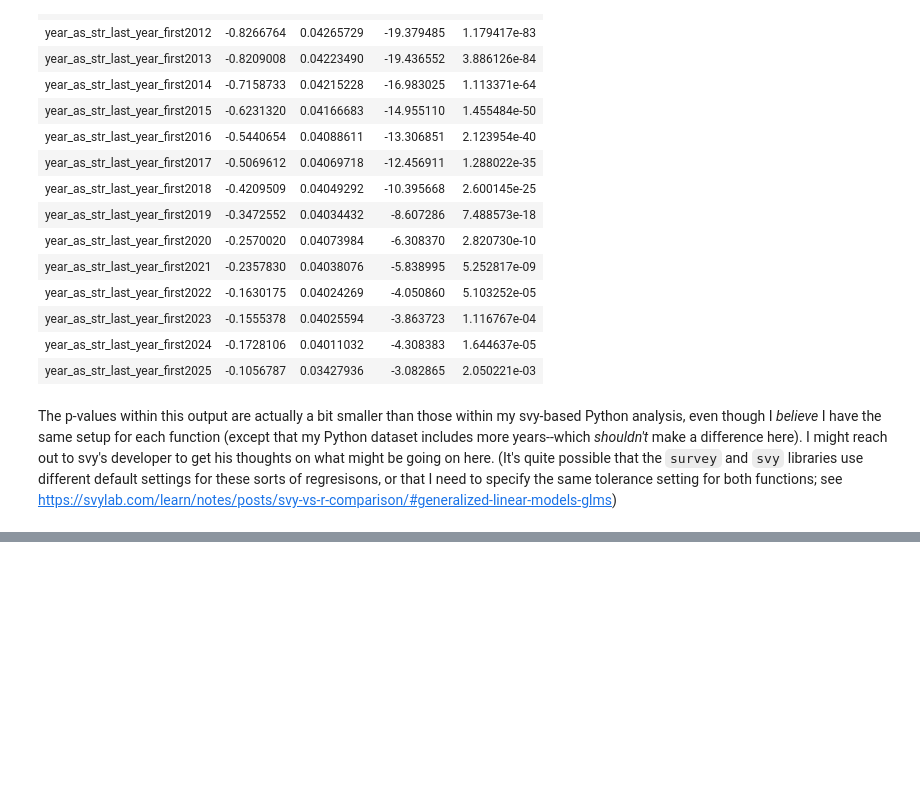
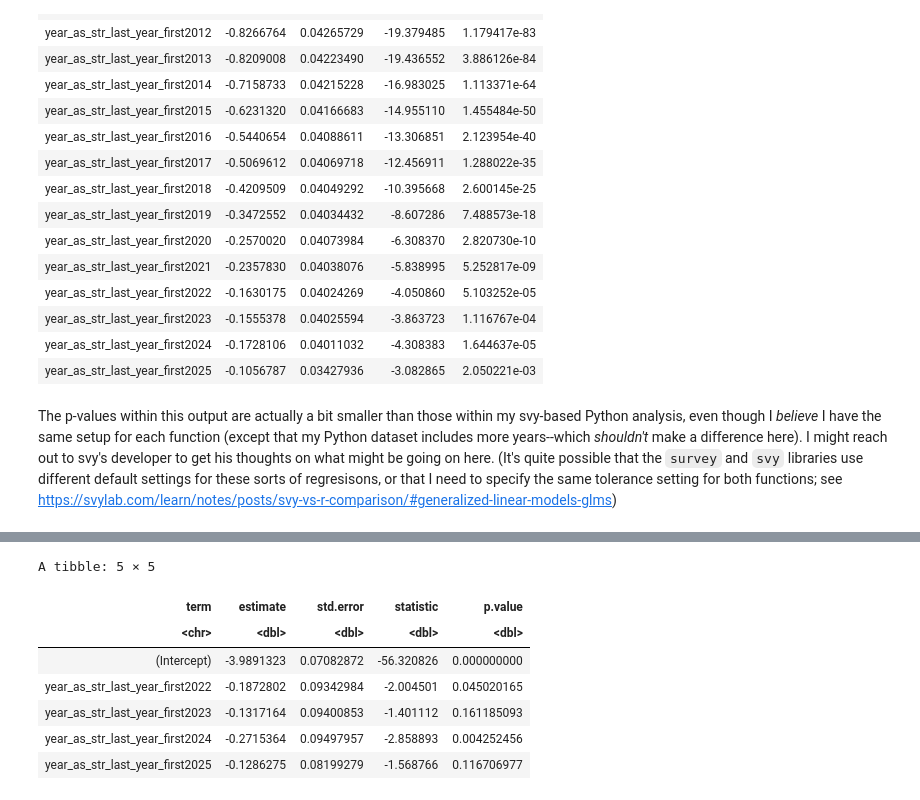
Before and after one commit to kburchfiel/employment_trends, a Jupyter notebook: R_employment_trend_checks.ipynb, the cells around one changed output, grey strips where cells are left out. Cells and saved outputs as stored; diff of their text form; code cells hidden in the pictures; blank space fills up the shorter version.

```diff
--- a/R_employment_trend_checks.ipynb
+++ b/R_employment_trend_checks.ipynb
@@ -170,0 +216,7 @@ The p-values within this output are actually a bit smaller than those within my
+# %%
+df_dev_emp_prop_by_year_reg_results_35_39 <- sd_df_22_26  %>% filter (
+age_range == '35-39') %>% svyglm(
+formula = employed_as_software_developer ~ year_as_str_last_year_first,
+design = ., na.action = na.omit, family = quasibinomial)
+
+df_dev_emp_prop_by_year_reg_results_35_39
@@ -170,0 +245,11 @@ The p-values within this output are actually a bit smaller than those within my
+# %%
+tidy(df_dev_emp_prop_by_year_reg_results_35_39)
+# %% [output]
+A tibble: 5 × 5
+| term | estimate | std.error | statistic | p.value |
+| <chr> | <dbl> | <dbl> | <dbl> | <dbl> |
+| (Intercept) | -3.9891323 | 0.07082872 | -56.320826 | 0.000000000 |
+| year_as_str_last_year_first2022 | -0.1872802 | 0.09342984 | -2.004501 | 0.045020165 |
+| year_as_str_last_year_first2023 | -0.1317164 | 0.09400853 | -1.401112 | 0.161185093 |
+| year_as_str_last_year_first2024 | -0.2715364 | 0.09497957 | -2.858893 | 0.004252456 |
+| year_as_str_last_year_first2025 | -0.1286275 | 0.08199279 | -1.568766 | 0.116706977 |
```
Also changed, not shown: parts of 8 cells of this notebook, 12 other files.
